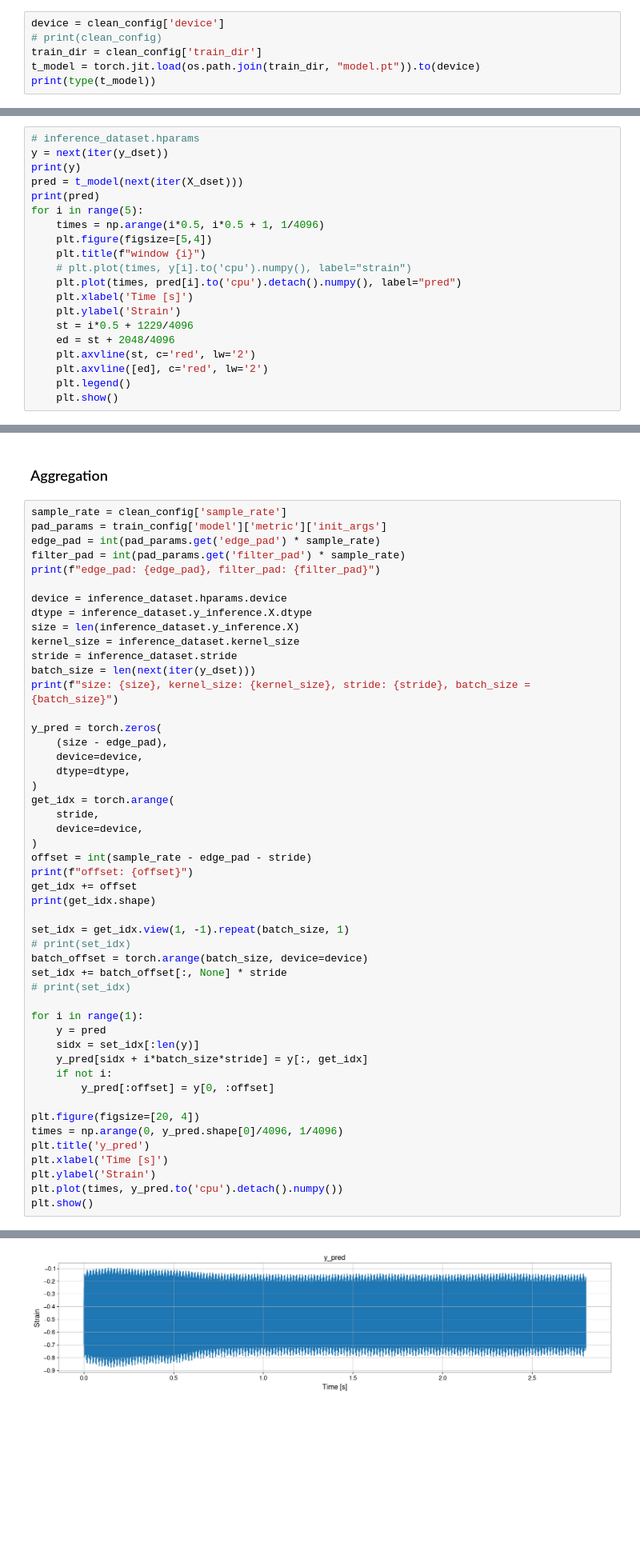
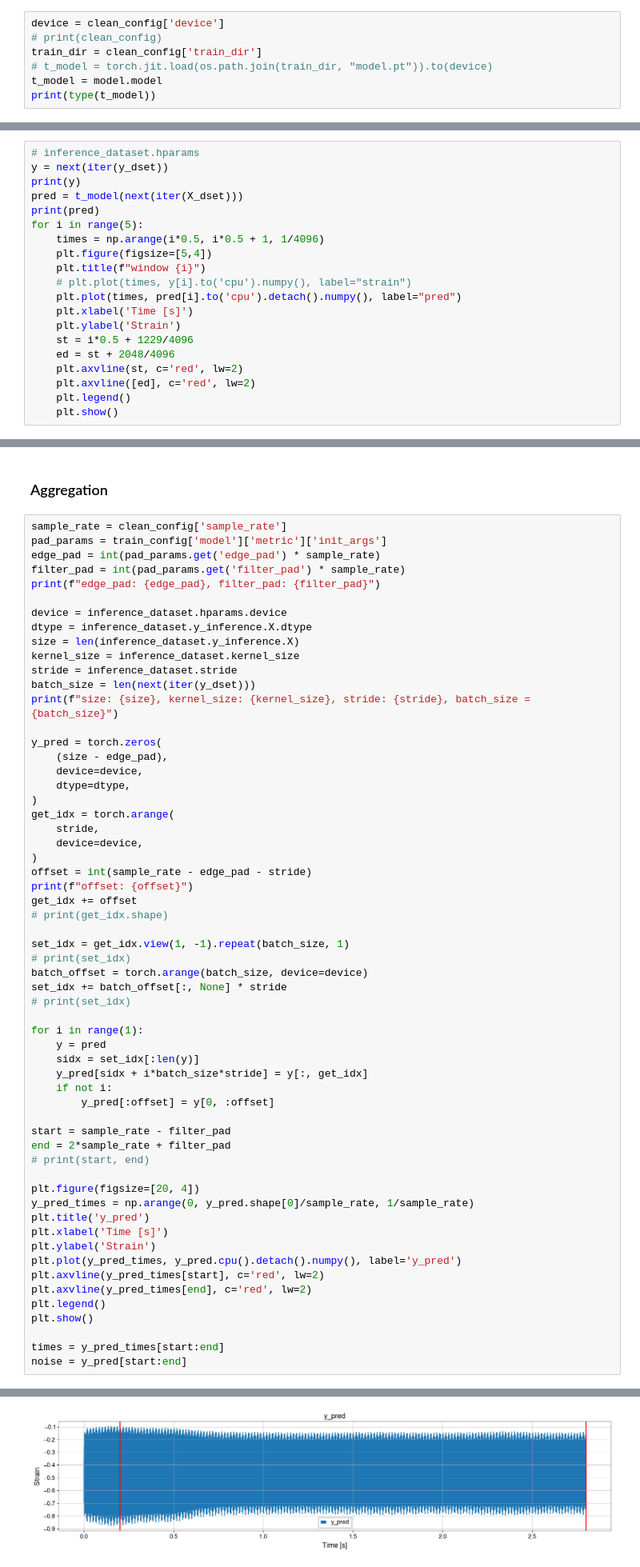
Before and after one commit to saleem-muhammed/deepcleanv2, a Jupyter notebook: projects/clean/online-clean.ipynb, the cells around one changed output, grey strips where cells are left out. Shown at 80% size. Drawn from its saved outputs; the diff is of its cells as text; blank space fills up the shorter version.

```diff
--- a/projects/clean/online-clean.ipynb
+++ b/projects/clean/online-clean.ipynb
@@ -125,7 +125,8 @@ tensor([-1.8676e-19, -2.1235e-19, -1.8091e-19,  ...,  1.2468e-19,
 device = clean_config['device']
 # print(clean_config)
 train_dir = clean_config['train_dir']
-t_model = torch.jit.load(os.path.join(train_dir, "model.pt")).to(device)
+# t_model = torch.jit.load(os.path.join(train_dir, "model.pt")).to(device)
+t_model = model.model
 print(type(t_model))
 # %% [output]
 <class 'torch.jit._script.RecursiveScriptModule'>
@@ -147,8 +148,8 @@ for i in range(5):
     plt.ylabel('Strain')
     st = i*0.5 + 1229/4096
     ed = st + 2048/4096
-    plt.axvline(st, c='red', lw='2')
-    plt.axvline([ed], c='red', lw='2')
+    plt.axvline(st, c='red', lw=2)
+    plt.axvline([ed], c='red', lw=2)
     plt.legend()
     plt.show()
 # %% [output]
@@ -202,7 +203,7 @@ get_idx = torch.arange(
 offset = int(sample_rate - edge_pad - stride)
 print(f"offset: {offset}")
 get_idx += offset
-print(get_idx.shape)
+# print(get_idx.shape)
 
 set_idx = get_idx.view(1, -1).repeat(batch_size, 1)
 # print(set_idx)
@@ -217,13 +218,23 @@ for i in range(1):
     if not i:
         y_pred[:offset] = y[0, :offset]
 
+start = sample_rate - filter_pad
+end = 2*sample_rate + filter_pad
+# print(start, end)
+
 plt.figure(figsize=[20, 4])
-times = np.arange(0, y_pred.shape[0]/4096, 1/4096)
+y_pred_times = np.arange(0, y_pred.shape[0]/sample_rate, 1/sample_rate)
 plt.title('y_pred')
 plt.xlabel('Time [s]')
 plt.ylabel('Strain')
-plt.plot(times, y_pred.to('cpu').detach().numpy())
+plt.plot(y_pred_times, y_pred.cpu().detach().numpy(), label='y_pred')
+plt.axvline(y_pred_times[start], c='red', lw=2)
+plt.axvline(y_pred_times[end], c='red', lw=2)
+plt.legend()
 plt.show()
+
+times = y_pred_times[start:end]
+noise = y_pred[start:end]
 # %% [output]
 edge_pad: 819, filter_pad: 3276
 size: 12288, kernel_size: 4096, stride: 2048, batch_size = 5
@@ -232 +242 @@ torch.Size([2048])
-[figure, old version]
+[figure, new version]
```
Also changed, not shown: parts of 12 cells of this notebook.
